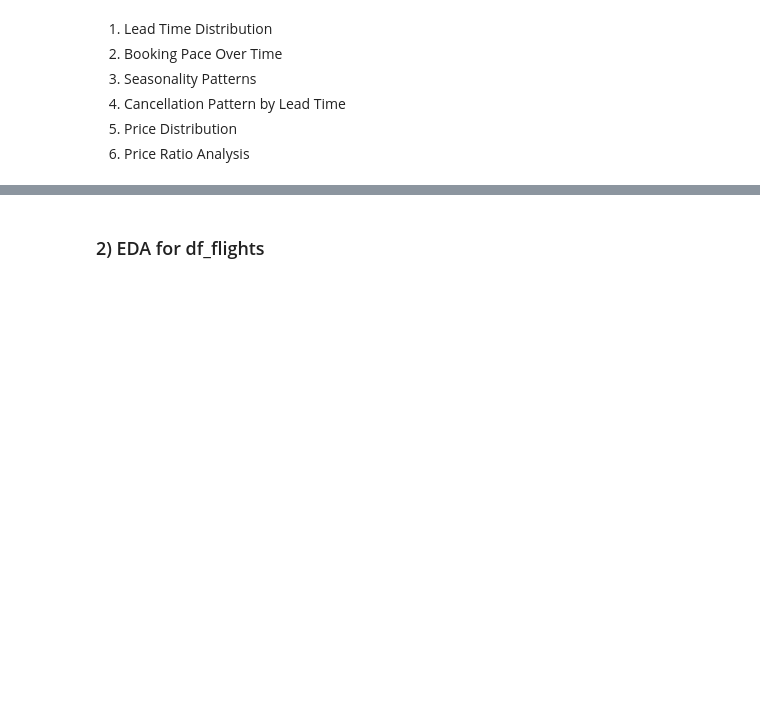
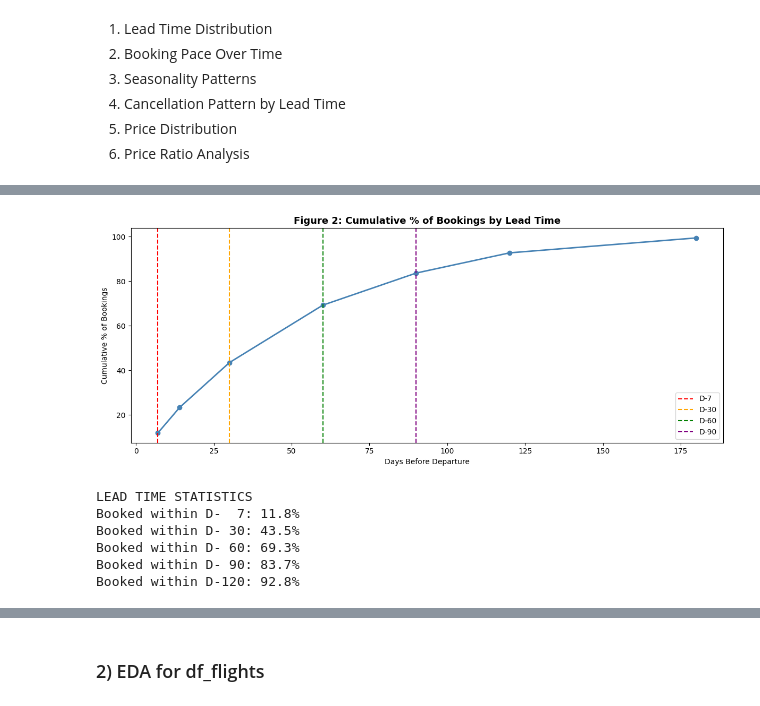
Before and after one commit to VildanaRazumova/thesis-demand-forecasting, a Jupyter notebook: thesis_notebook_final.ipynb, the cells around one changed output, grey strips where cells are left out. Saved outputs shown, nothing was run; the diff lists cells and outputs as text; code cells hidden in the pictures; blank space fills up the shorter version.

```diff
--- a/thesis_notebook_final.ipynb
+++ b/thesis_notebook_final.ipynb
@@ -525,0 +556,44 @@ The dataset includes the following key information:
+# %%
+# Figure 2: Cumulative % of Bookings by Lead Time
+
+# Step 1: Define the booking windows we want to check
+windows = [7, 14, 30, 60, 90, 120, 180]
+
+# Step 2: For each window, calculate what % of bookings happened by that day
+cumulative = [
+    len(lt_clean[lt_clean <= x]) / len(lt_clean) * 100
+    for x in windows
+]
+
+# Step 3: Plot the cumulative curve
+plt.figure(figsize=(12, 5))
+plt.plot(windows, cumulative, marker='o', color='steelblue', linewidth=2)
+
+# Step 4: Add vertical lines for booking windows
+plt.axvline(x=7,  color='red',    linestyle='--', label='D-7')
+plt.axvline(x=30, color='orange', linestyle='--', label='D-30')
+plt.axvline(x=60, color='green',  linestyle='--', label='D-60')
+plt.axvline(x=90, color='purple', linestyle='--', label='D-90')
+
+# Step 5: Add labels and title
+plt.title('Figure 2: Cumulative % of Bookings by Lead Time',
+          fontsize=13, fontweight='bold')
+plt.xlabel('Days Before Departure')
+plt.ylabel('Cumulative % of Bookings')
+plt.legend()
+plt.tight_layout()
+plt.show()
+# %% [output]
+[figure, added]
+# %%
+print('LEAD TIME STATISTICS')
+for d in [7, 30, 60, 90, 120]:
+    pct = round(len(lt_clean[lt_clean <= d]) / len(lt_clean) * 100, 1)
+    print(f'Booked within D-{d:>3}: {pct}%')
+# %% [output]
+LEAD TIME STATISTICS
+Booked within D-  7: 11.8%
+Booked within D- 30: 43.5%
+Booked within D- 60: 69.3%
+Booked within D- 90: 83.7%
+Booked within D-120: 92.8%
```
Also changed, not shown: parts of 10 cells of this notebook.
